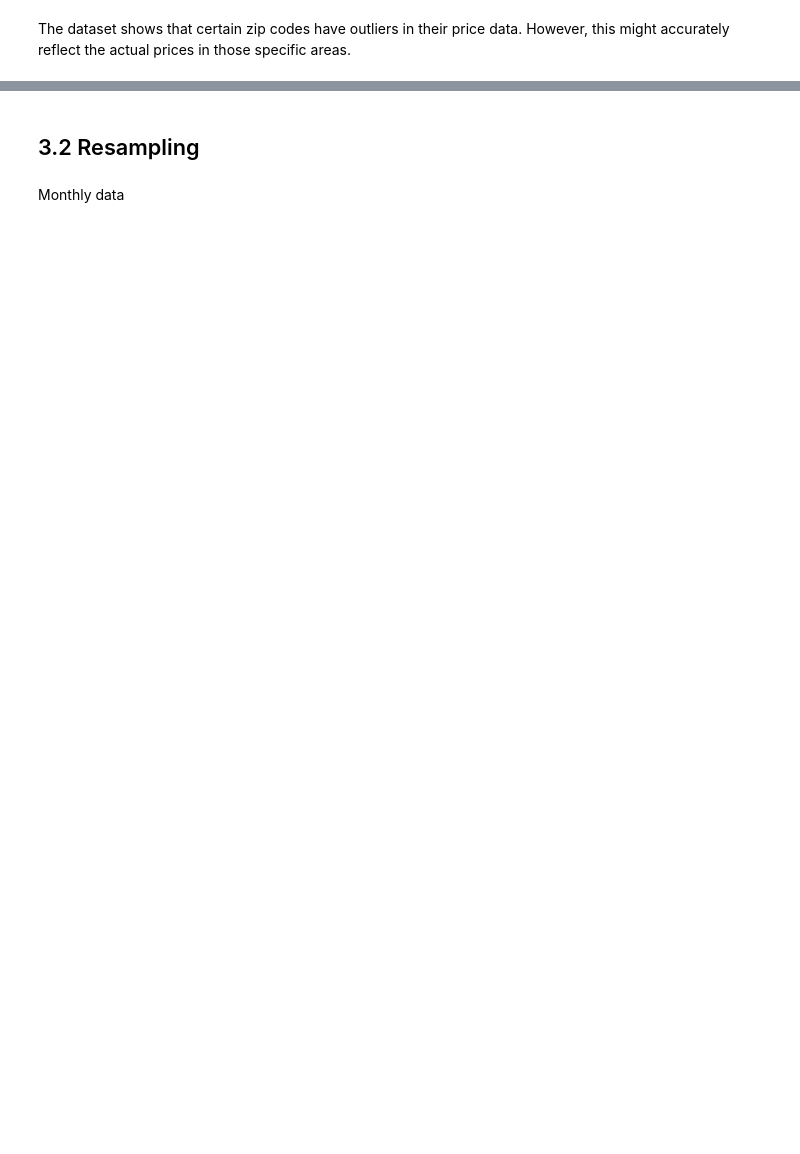
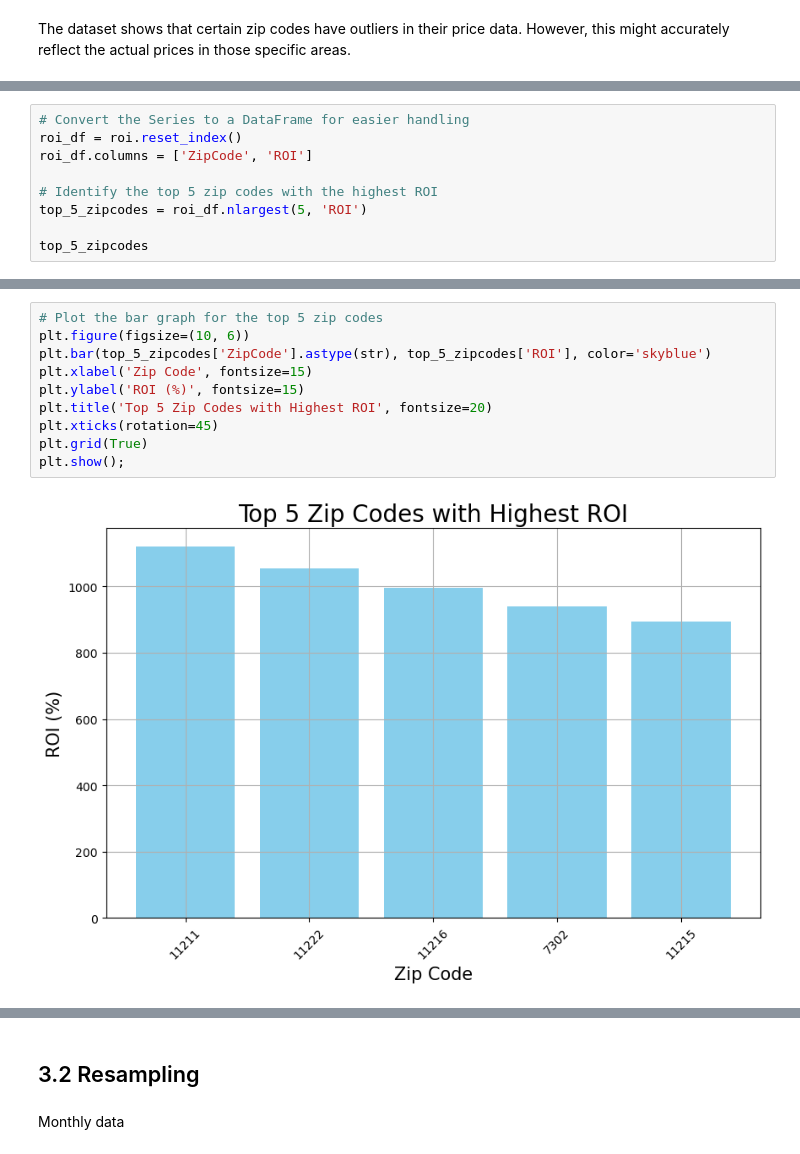
Before and after one commit to PaulMuniu/Phase-4-Group-Project, a Jupyter notebook: Student.ipynb, the cells around one changed output, grey strips where cells are left out. Saved outputs shown, nothing was run; the diff lists cells and outputs as text; blank space fills up the shorter version.

```diff
--- a/Student.ipynb
+++ b/Student.ipynb
@@ -411,0 +300,9 @@ The dataset shows that certain zip codes have outliers in their price data. Howe
+# %%
+# Convert the Series to a DataFrame for easier handling
+roi_df = roi.reset_index()
+roi_df.columns = ['ZipCode', 'ROI']
+
+# Identify the top 5 zip codes with the highest ROI
+top_5_zipcodes = roi_df.nlargest(5, 'ROI')
+
+top_5_zipcodes
@@ -411,0 +316,12 @@ The dataset shows that certain zip codes have outliers in their price data. Howe
+# %%
+# Plot the bar graph for the top 5 zip codes
+plt.figure(figsize=(10, 6))
+plt.bar(top_5_zipcodes['ZipCode'].astype(str), top_5_zipcodes['ROI'], color='skyblue')
+plt.xlabel('Zip Code', fontsize=15)
+plt.ylabel('ROI (%)', fontsize=15)
+plt.title('Top 5 Zip Codes with Highest ROI', fontsize=20)
+plt.xticks(rotation=45)
+plt.grid(True)
+plt.show();
+# %% [output]
+[figure, added]
```
Also changed, not shown: parts of 48 cells of this notebook.
